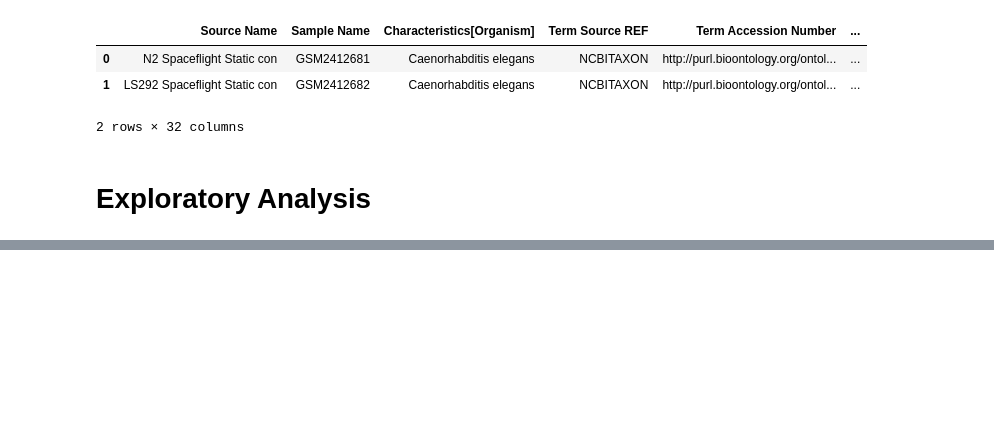
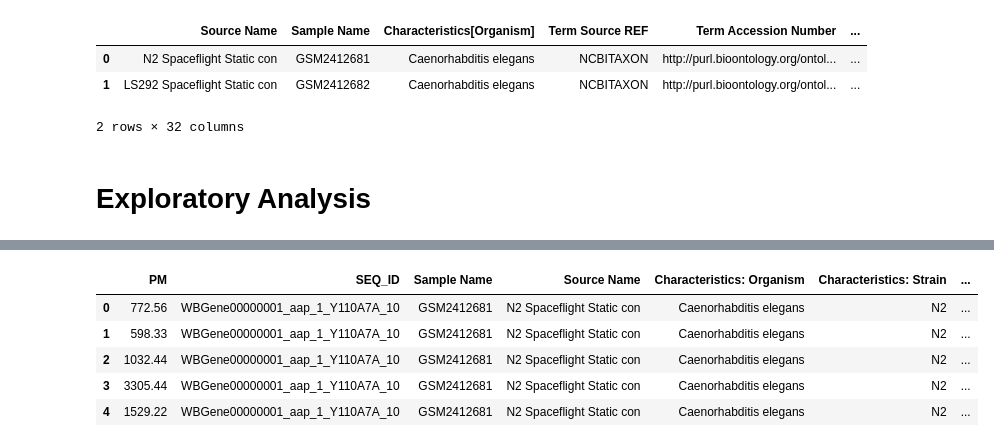
Before and after one commit to falatfernando/AnderWorm, a Jupyter notebook: solution.ipynb, the cells around one changed output, grey strips where cells are left out. Saved outputs shown, nothing was run; the diff lists cells and outputs as text; code cells hidden in the pictures; blank space fills up the shorter version.

```diff
--- a/solution.ipynb
+++ b/solution.ipynb
@@ -109,0 +161,4 @@ df_investigation.head(2)
+# %%
+# samples
+df_samples = pd.read_csv(r'C:\Users\ferna\Documents\GitHub\anderworm\Project\ds_shenzou\samples\OSD-167-samples.csv')
+df_samples.head()
@@ -119,0 +181,14 @@ df_norm_data.head()
+# %%
+left_df1 = final_df
+right_df1 = df_samples
+
+# Perform a left join
+result_df1 = pd.merge(left_df1, right_df1, on='Sample Name', how='left')
+result_df1.head()
+# %% [output]
+|  | PM | SEQ_ID | Sample Name | Source Name | Characteristics: Organism | Characteristics: Strain | ... |
+| 0 | 772.56 | WBGene00000001_aap_1_Y110A7A_10 | GSM2412681 | N2 Spaceflight Static con | Caenorhabditis elegans | N2 | ... |
+| 1 | 598.33 | WBGene00000001_aap_1_Y110A7A_10 | GSM2412681 | N2 Spaceflight Static con | Caenorhabditis elegans | N2 | ... |
+| 2 | 1032.44 | WBGene00000001_aap_1_Y110A7A_10 | GSM2412681 | N2 Spaceflight Static con | Caenorhabditis elegans | N2 | ... |
+| 3 | 3305.44 | WBGene00000001_aap_1_Y110A7A_10 | GSM2412681 | N2 Spaceflight Static con | Caenorhabditis elegans | N2 | ... |
+| 4 | 1529.22 | WBGene00000001_aap_1_Y110A7A_10 | GSM2412681 | N2 Spaceflight Static con | Caenorhabditis elegans | N2 | ... |
```
Also changed, not shown: parts of 11 cells of this notebook, 2 other files.
